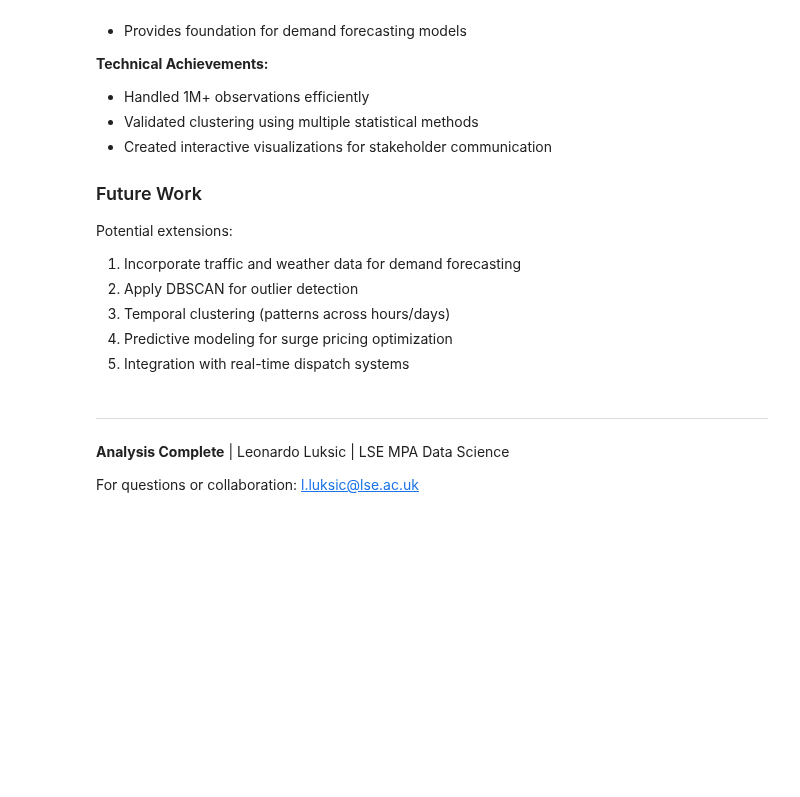
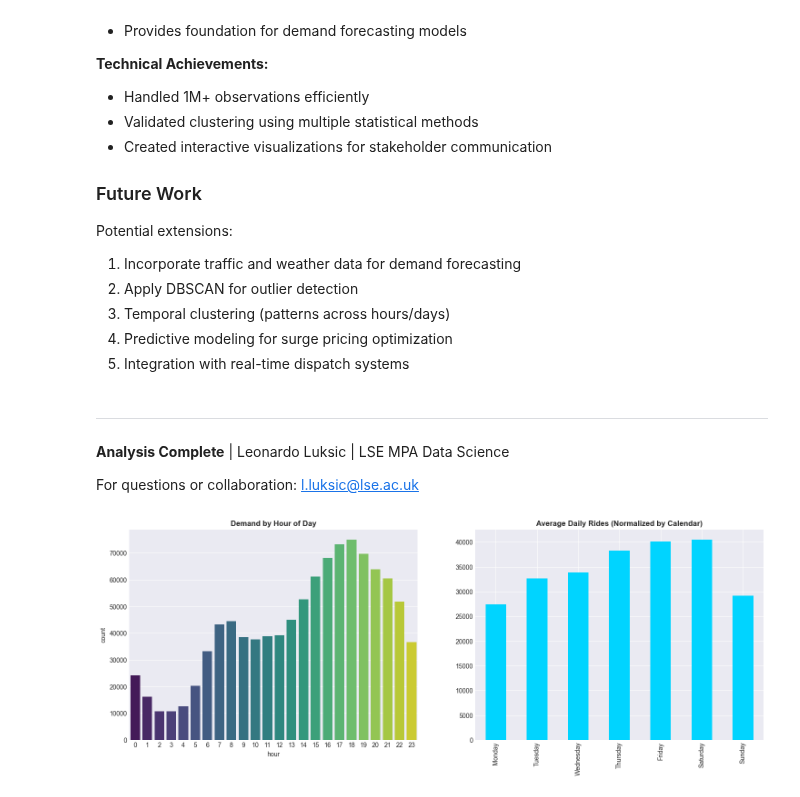
Before and after one commit to leoss14/Website-, a Jupyter notebook: uber_clustering_ENHANCED.ipynb, the cells around one changed output. Drawn from its saved outputs; the diff is of its cells as text; code cells hidden in the pictures; blank space fills up the shorter version.

Commit message:
uber project

```diff
--- a/uber_clustering_ENHANCED.ipynb
+++ b/uber_clustering_ENHANCED.ipynb
@@ -846,3 +849,83 @@ Potential extensions:
 **Analysis Complete** | Leonardo Luksic | LSE MPA Data Science
 
 For questions or collaboration: l.luksic@lse.ac.uk
+# %%
+import pandas as pd
+import numpy as np
+import matplotlib.pyplot as plt
+import seaborn as sns
+import plotly.express as px
+from sklearn.cluster import KMeans
+
+# 1. LOAD & PREPROCESS
+rides = pd.read_csv('/Users/leoss/Desktop/Dataset/uber-raw-data-sep14.csv')
+rides['datetime'] = pd.to_datetime(rides['Date/Time'])
+rides['hour'] = rides['datetime'].dt.hour
+rides['day_name'] = rides['datetime'].dt.day_name()
+rides['is_weekend'] = rides['datetime'].dt.dayofweek.isin([5, 6])
+
+# 2. COMPUTATIONAL EFFICIENCY: Fit Once, Save Results
+# Based on your output, we run K=6 once and fix the assignments
+coords = rides[['Lat', 'Lon']]
+kmeans = KMeans(n_clusters=6, random_state=422, n_init=10).fit(coords)
+rides['cluster'] = kmeans.labels_
+
+# CORRECTED MAPPING based on your provided centroid coordinates
+# Lat 40.668, Lon -73.761 is JFK | Lat 40.697, Lon -74.203 is Newark
+cluster_mapping = {
+    0: "Upper East Side / North Manhattan",
+    1: "Lower Manhattan / Downtown",
+    2: "JFK Airport / Jamaica",
+    3: "Newark / New Jersey",
+    4: "Brooklyn Central",
+    5: "LaGuardia / Astoria"
+}
+rides['cluster_name'] = rides['cluster'].map(cluster_mapping)
+
+# 3. TEMPORAL ANALYSIS: Side-by-Side Plots
+fig, (ax1, ax2) = plt.subplots(1, 2, figsize=(18, 6))
+
+# Hourly Pattern (Normalized)
+sns.countplot(data=rides, x='hour', ax=ax1, palette='viridis')
+ax1.set_title('Demand by Hour of Day', fontweight='bold')
+
+# Day of Week Pattern (Adjusted for number of days in Sep 2014)
+# Sept 2014 has: 5 Mon, 5 Tue, 4 Wed, 4 Thu, 4 Fri, 4 Sat, 4 Sun
+day_counts = rides['day_name'].value_counts()
+weights = {'Monday': 5, 'Tuesday': 5, 'Wednesday': 4, 'Thursday': 4,
+           'Friday': 4, 'Saturday': 4, 'Sunday': 4}
+adj_day_counts = day_counts / pd.Series(weights)
+days_order = ['Monday', 'Tuesday', 'Wednesday', 'Thursday', 'Friday', 'Saturday', 'Sunday']
+
+adj_day_counts.reindex(days_order).plot(kind='bar', ax=ax2, color='#00d4ff')
+ax2.set_title('Average Daily Rides (Normalized by Calendar)', fontweight='bold')
+plt.show()
+
+# 4. INTERACTIVE GEOGRAPHIC VISUALIZATION
+# Enhanced contrast, smaller points, and 'carto-positron' to show land/sea
+sample_viz = rides.sample(50000, random_state=42)
+
+fig_map = px.scatter_mapbox(
+    sample_viz,
+    lat="Lat", lon="Lon",
+    color="cluster_name",
+    size_max=2,
+    zoom=9,
+    mapbox_style="carto-positron", # Better land/sea definition
+    title="Interactive Uber Clusters: Land vs Water Contrast",
+    opacity=0.4,
+    color_discrete_sequence=px.colors.qualitative.Bold
+)
+
+fig_map.update_traces(marker=dict(size=3)) # Smaller points
+fig_map.show()
+
+# 5. HEATMAPS BY CLUSTER
+# Reshaping data for the heatmap
+pivot_data = rides.groupby(['cluster_name', 'hour']).size().unstack(fill_value=0)
+plt.figure(figsize=(14, 8))
+sns.heatmap(pivot_data, cmap='YlGnBu', annot=False)
+plt.title('Demand Intensity: Cluster vs. Hour', fontsize=16, fontweight='bold')
+plt.show()
+# %% [output]
+[figure, added]
```
Also changed, not shown: parts of 10 cells of this notebook, 7 other files.
